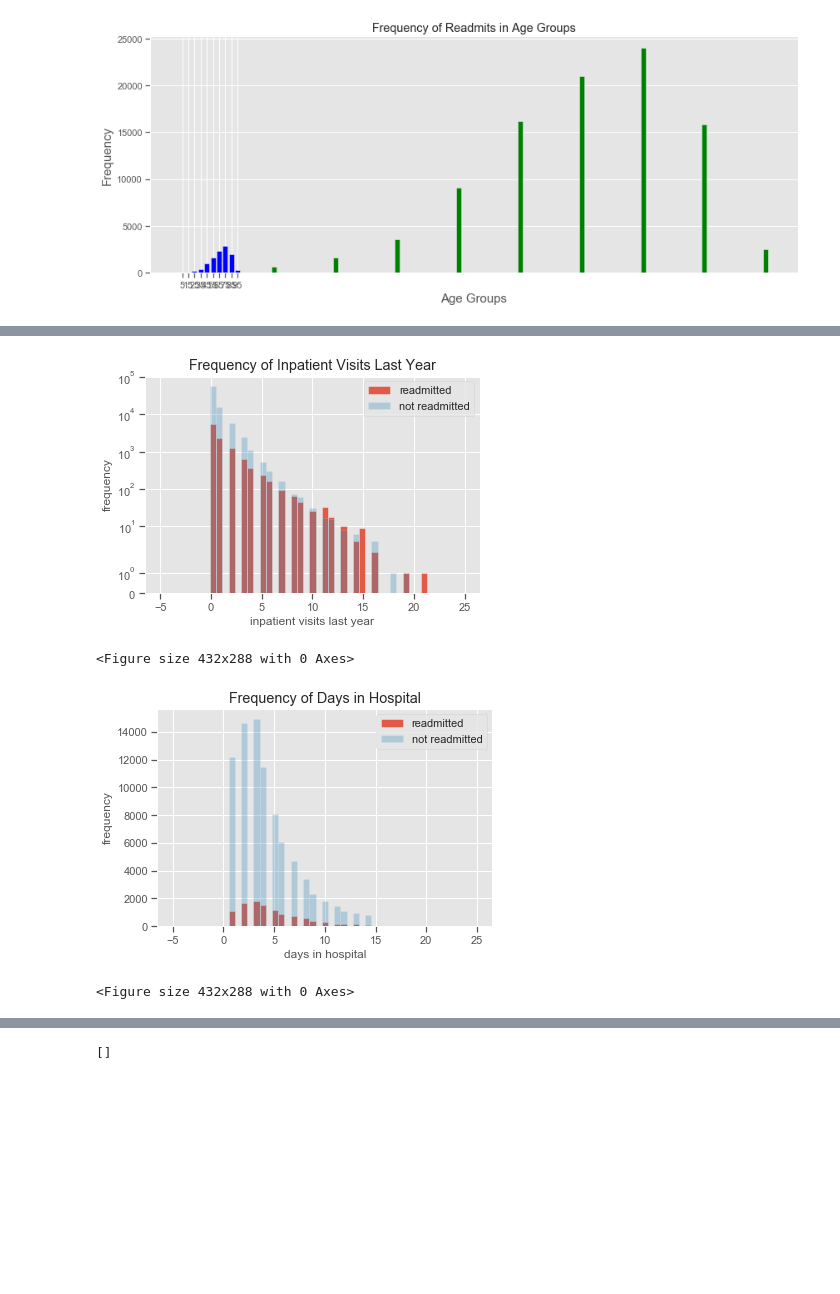
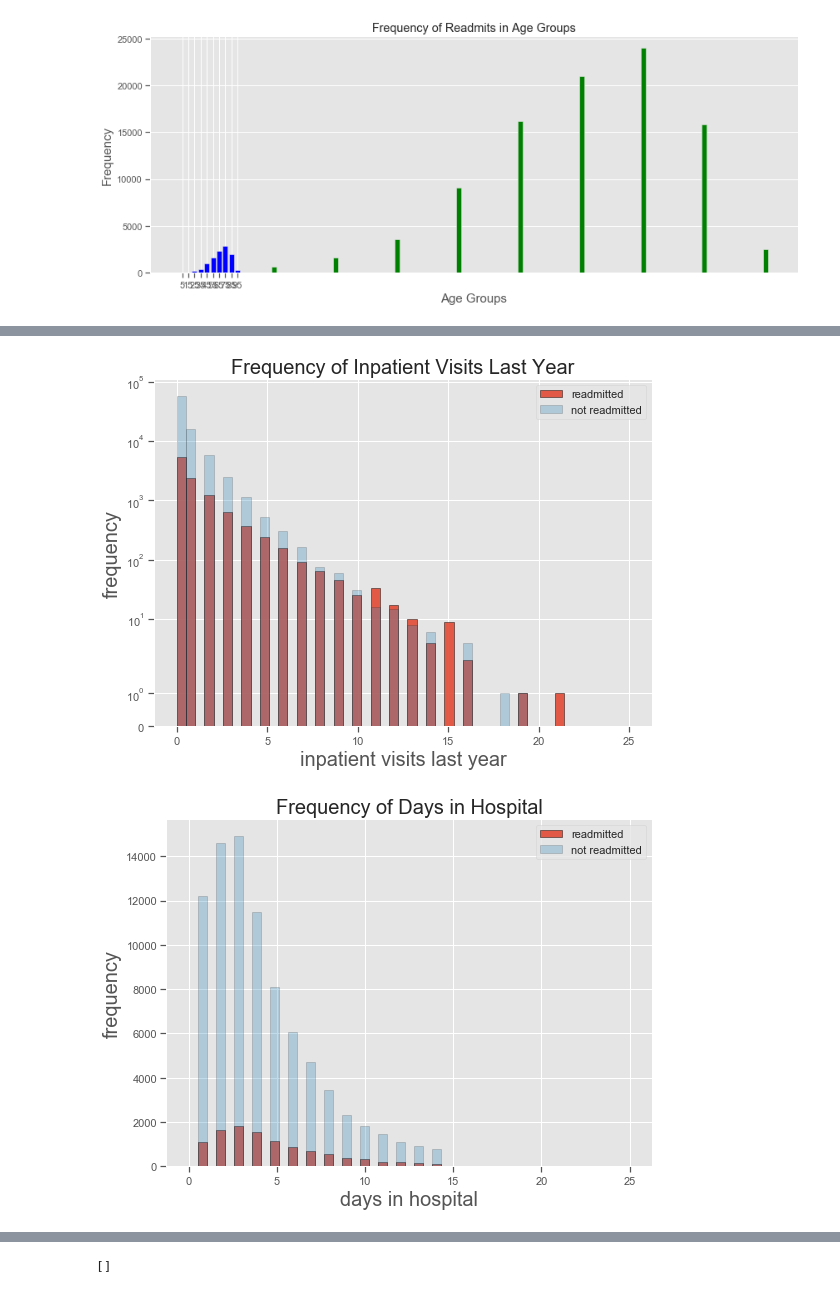
Before and after one commit to clstaub/Predicting_Hospital_Readmissions, a Jupyter notebook: src/notebooks/Preprocessing_EDA.ipynb, the cells around one changed output, grey strips where cells are left out. Saved outputs shown, nothing was run; the diff lists cells and outputs as text; code cells hidden in the pictures; blank space fills up the shorter version.

```diff
--- a/src/notebooks/Preprocessing_EDA.ipynb
+++ b/src/notebooks/Preprocessing_EDA.ipynb
@@ -358,36 +381,35 @@ plt.savefig('/Users/claudiostaub/galvanize/capstones/Predicting_Hospital_Readmis
 # %%
 readmit = readmitsdf['number_inpatient']
 nonreadmit = negdf['number_inpatient']
-bins = np.linspace(-5,25)
-plt.hist(readmit, bins, alpha=0.9, label='readmitted')
-plt.hist(nonreadmit, bins, alpha=0.3, label='not readmitted')
-plt.legend(loc='upper right')
+bins = np.linspace(0,25)
+fig,ax = plt.subplots(figsize=(8,6))
+ax.hist(readmit, bins, alpha=0.9, label='readmitted', edgecolor='black')
+ax.hist(nonreadmit, bins, alpha=0.3, label='not readmitted',edgecolor='black')
+ax.legend(loc='upper right')
 plt.yscale('symlog')
-plt.xlabel('inpatient visits last year')
-plt.ylabel('frequency')
-plt.title('Frequency of Inpatient Visits Last Year')
+plt.xlabel('inpatient visits last year', fontsize=20)
+plt.ylabel('frequency', fontsize=20)
+plt.title('Frequency of Inpatient Visits Last Year', fontsize=20)
 plt.tight_layout()
-plt.show()
-plt.savefig('img/inpatient_visits.png')
+plt.savefig('/Users/claudiostaub/galvanize/capstones/Predicting_Hospital_Readmissions/img/inpatient_visits.png')
 # %% [output]
-[figure, old version]
+[figure, new version]
-<Figure size 432x288 with 0 Axes>
 # %%
 readmit = readmitsdf['time_in_hospital']
 nonreadmit = negdf['time_in_hospital']
-bins = np.linspace(-5,25)
-plt.hist(readmit, bins, alpha=0.9, label='readmitted')
-plt.hist(nonreadmit, bins, alpha=0.3, label='not readmitted')
-plt.legend(loc='upper right')
+bins = np.linspace(0,25)
+fig,ax = plt.subplots(figsize=(8,6))
+ax.hist(readmit, bins, alpha=0.9, label='readmitted', edgecolor='black')
+ax.hist(nonreadmit, bins, alpha=0.3, label='not readmitted',edgecolor='black')
+ax.legend(loc='upper right')
 # plt.yscale('symlog')
-plt.xlabel('days in hospital')
-plt.ylabel('frequency')
-plt.title('Frequency of Days in Hospital')
-plt.show()
-plt.savefig('img/hospital_days.png')
+plt.xlabel('days in hospital',fontsize=20)
+plt.ylabel('frequency', fontsize=20)
+plt.title('Frequency of Days in Hospital', fontsize=20)
+plt.tight_layout()
+plt.savefig('/Users/claudiostaub/galvanize/capstones/Predicting_Hospital_Readmissions/img/hospital_days.png')
 # %% [output]
-[figure, old version]
+[figure, new version]
-<Figure size 432x288 with 0 Axes>
 # %%
 readmit = readmitsdf['num_lab_procedures']
 nonreadmit = negdf['num_lab_procedures']
```
Also changed, not shown: parts of 15 cells of this notebook, 1 other file.
